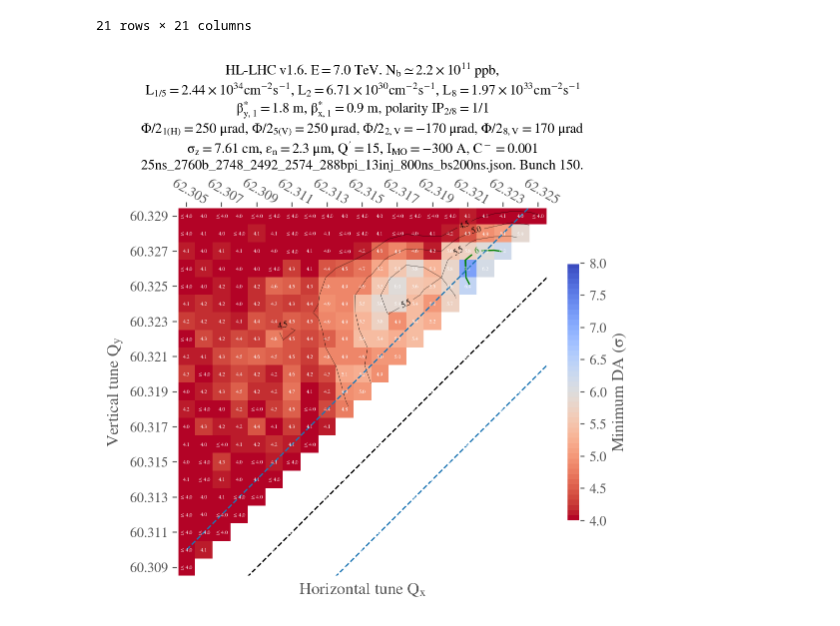
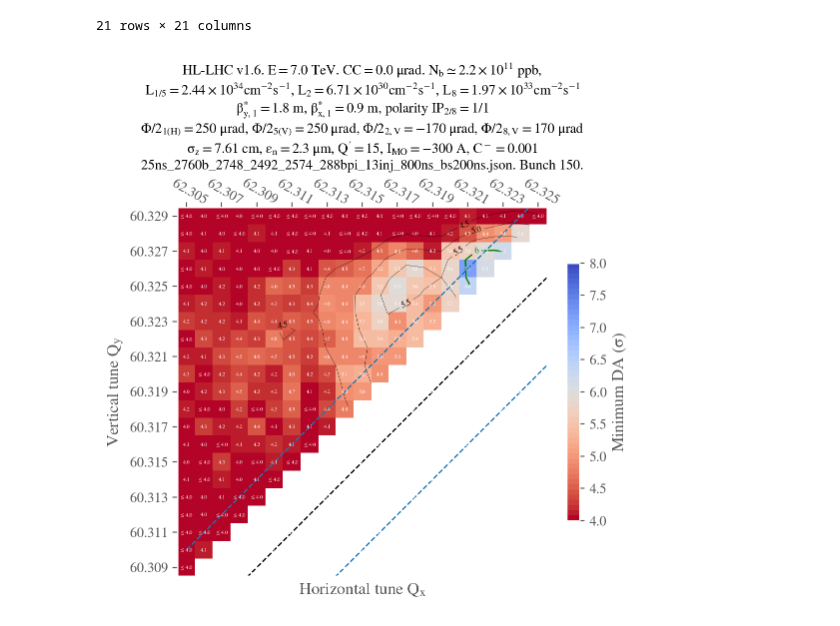
Before and after one commit to ColasDroin/DA_IPAC_2024, a Jupyter notebook: studies/analysis/analysis_tune_scan_end_of_collapse_flat_same_oct.ipynb, the cells around one changed output. Saved outputs shown, nothing was run; the diff lists cells and outputs as text; code cells hidden in the pictures.

```diff
--- a/studies/analysis/analysis_tune_scan_end_of_collapse_flat_same_oct.ipynb
+++ b/studies/analysis/analysis_tune_scan_end_of_collapse_flat_same_oct.ipynb
@@ -84,22 +84,23 @@ for qx in df_to_plot.columns:
 # %%
 # Load configuration files
 conf_mad = analysis_functions.load_config(CONF_MAD_PATH)['config_mad']
 conf_collider = analysis_functions.load_config(CONF_COLLIDER_PATH)["config_collider"]
 analysis_functions.plot_heatmap(
     df_to_plot,
     f'{STUDY_NAME}_{COLLIDER}',
     link=None,
     plot_contours=True,
     conf_mad=conf_mad,
     conf_collider=conf_collider,
     type_crossing="flatvh",
     betx=1.8,
     bety=0.9,
     Nb=True,
     green_contour=6.,
     extended_diagonal=False,
     vmin=4.,
     vmax=8.0,
+    CC = True,
 )
 # %% [output]
-[figure, old version]
+[figure, new version]
```
Also changed, not shown: 12 other files.
